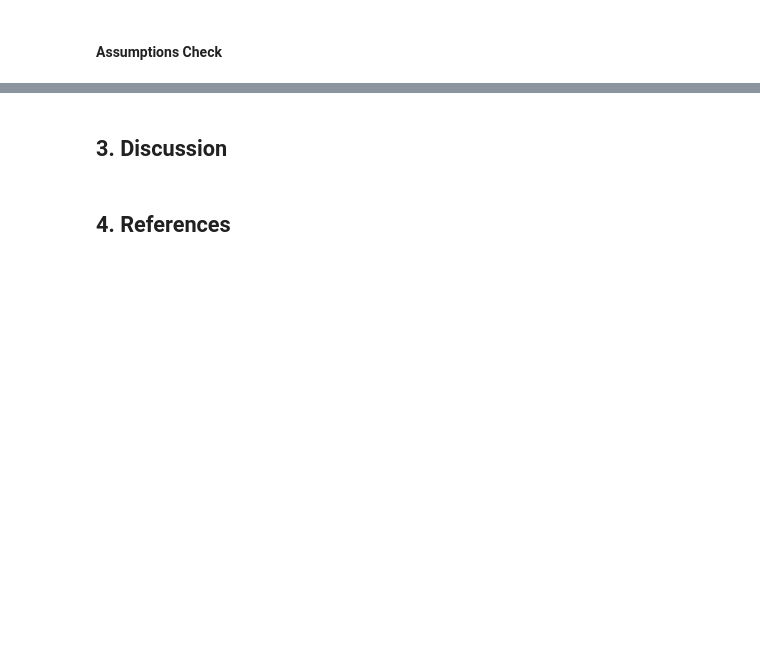
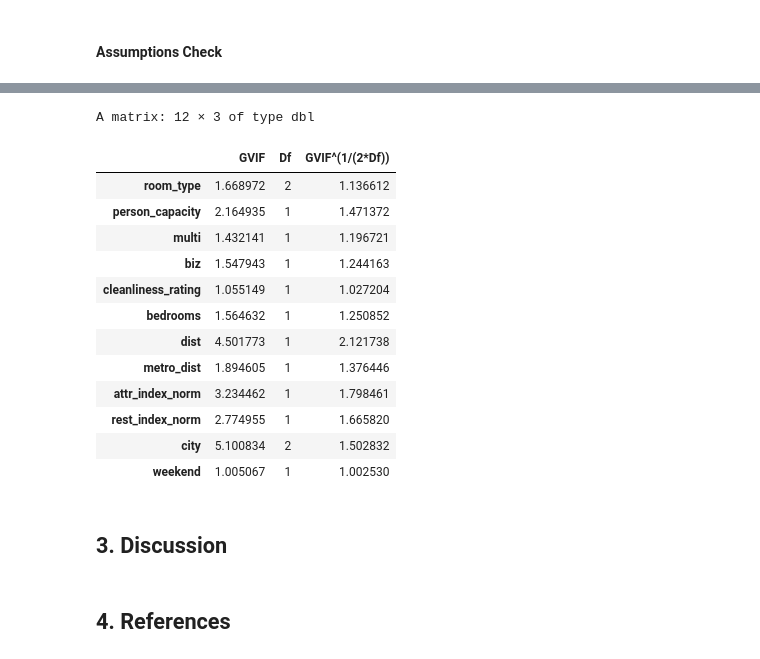
Before and after one commit to NathanPalaiologos/STAT-301-Project, a Jupyter notebook: group_16_final_report.ipynb, the cells around one changed output, grey strips where cells are left out. Drawn from its saved outputs; the diff is of its cells as text; code cells hidden in the pictures; blank space fills up the shorter version.

```diff
--- a/group_16_final_report.ipynb
+++ b/group_16_final_report.ipynb
@@ -797,3 +843,25 @@ bwd_residuals_plot + lasso_residuals_plot + plot_layout(ncol = 2)
+# %%
+# Main developer: Nathan Zhang
+
+# Test the multicollinearity of the backward selection model using VIF
+vif_backward <- vif(backward_model)
+
+vif_backward
+# %% [output]
+A matrix: 12 × 3 of type dbl
+|  | GVIF | Df | GVIF^(1/(2*Df)) |
+| room_type | 1.668972 | 2 | 1.136612 |
+| person_capacity | 2.164935 | 1 | 1.471372 |
+| multi | 1.432141 | 1 | 1.196721 |
+| biz | 1.547943 | 1 | 1.244163 |
+| cleanliness_rating | 1.055149 | 1 | 1.027204 |
+| bedrooms | 1.564632 | 1 | 1.250852 |
+| dist | 4.501773 | 1 | 2.121738 |
+| metro_dist | 1.894605 | 1 | 1.376446 |
+| attr_index_norm | 3.234462 | 1 | 1.798461 |
+| rest_index_norm | 2.774955 | 1 | 1.665820 |
+| city | 5.100834 | 2 | 1.502832 |
+| weekend | 1.005067 | 1 | 1.002530 |
 # %% [markdown]
 ## 3. Discussion
 # %% [markdown]
```
Also changed, not shown: parts of 22 cells of this notebook.
